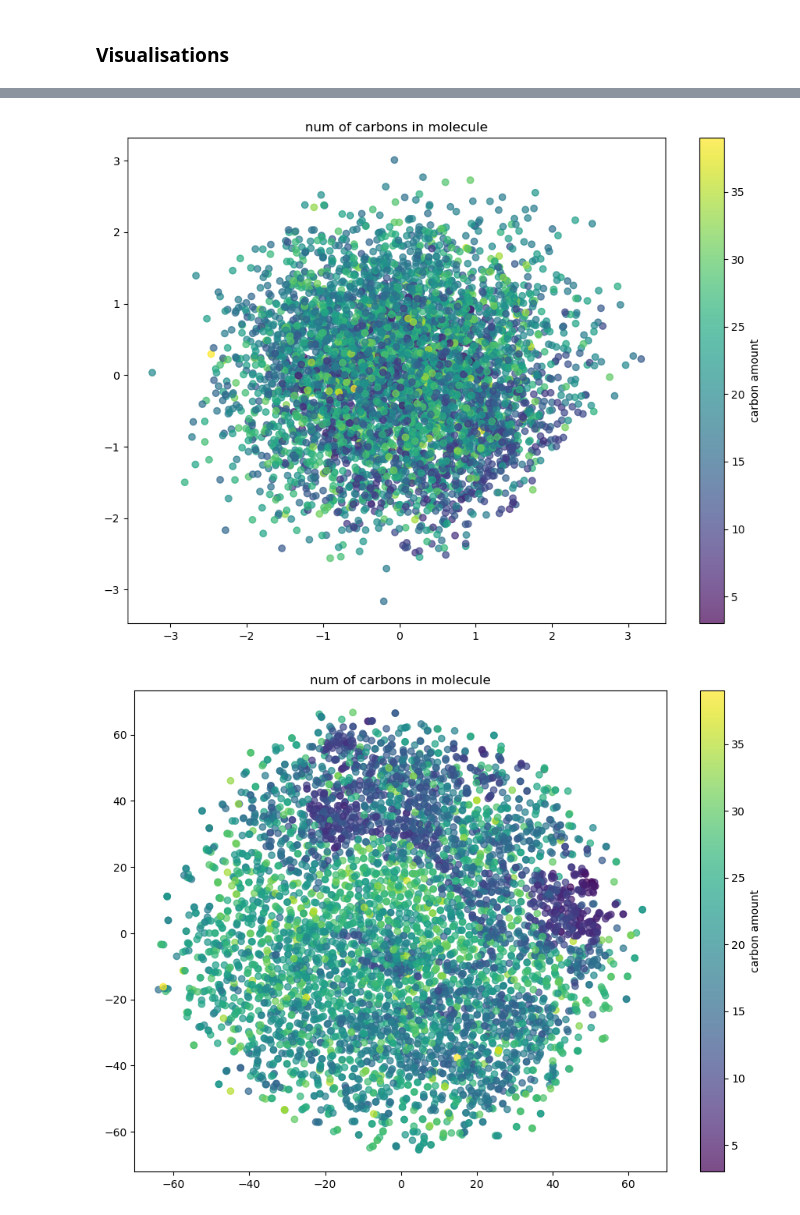
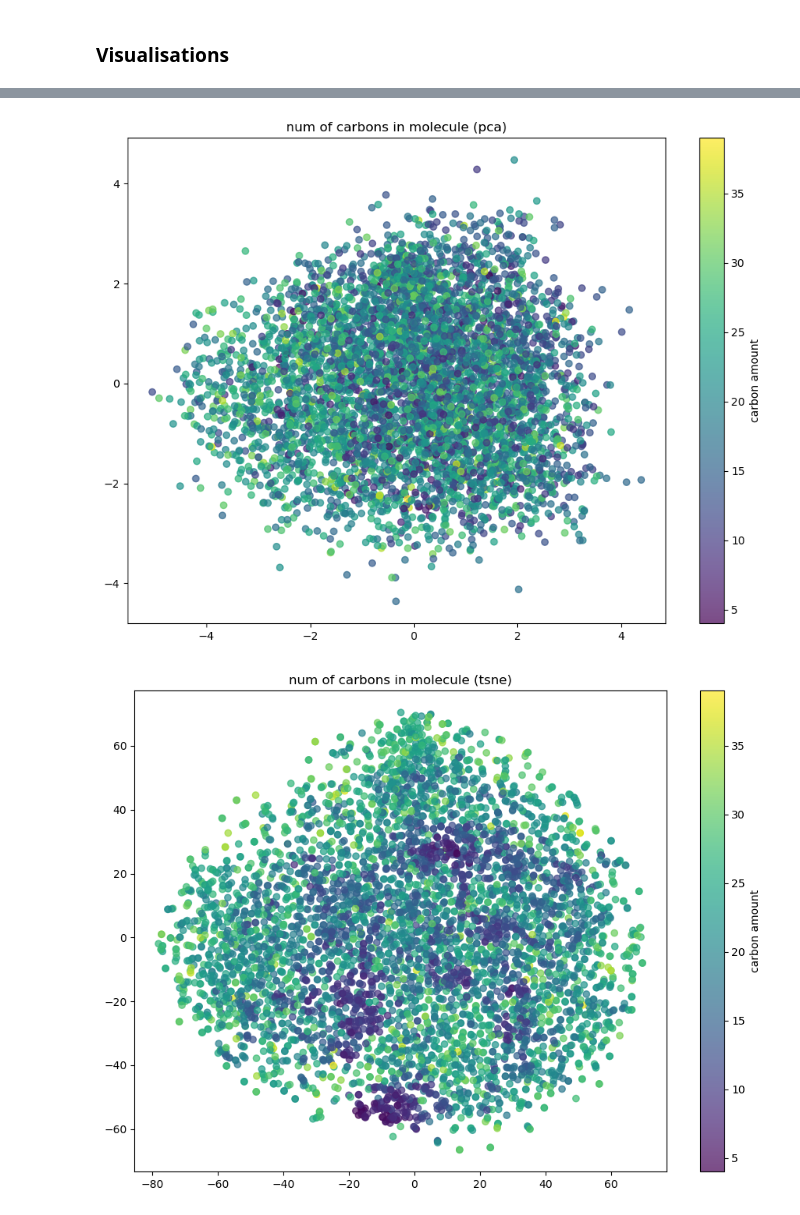
Before and after one commit to JanAndrzejewski050/Molecular-Spectro-Latent-Modeling, a Jupyter notebook: baseline_vae/tcn_train.ipynb, the cells around one changed output, grey strips where cells are left out. Cells and saved outputs as stored; diff of their text form; code cells hidden in the pictures.

Commit message:
tcn_128_latentsize

```diff
--- a/baseline_vae/tcn_train.ipynb
+++ b/baseline_vae/tcn_train.ipynb
@@ -91,7 +92,7 @@ class BaselineVAE(nn.Module):
             nn.ReLU(),
             nn.ConvTranspose1d(hidden_size, hidden_size, 4, stride=2, padding=1),
             nn.ReLU(),
-            nn.ConvTranspose1d(hidden_size, hidden_size, 7, stride=1, padding=6)
+            nn.ConvTranspose1d(hidden_size, hidden_size, kernel_size=7, stride=1, padding=3)
         )
         self.output_fc = nn.Linear(hidden_size, vocab_size)
 
@@ -101,8 +102,6 @@ class BaselineVAE(nn.Module):
         h = self.pool(h).squeeze(-1)
         mu = self.fc_mu(h)
         logvar = self.fc_logvar(h)
-        # mu = h[:, :self.latent_size]
-        # logvar = h[:, self.latent_size:]
         return mu, logvar
 
     def decode(self, z):
@@ -110,8 +109,7 @@ class BaselineVAE(nn.Module):
         h = self.fc_z(z)
         h = h.view(B, self.hidden_size, self.start_T)
         h = self.decoder(h)            # [B, H, T]
-        #h = h[:, :, :self.max_len]     # ensure exact T
-        #logits = h.transpose(1,2)      # [B, T, vocab_size]
+        h = h[:, :, :self.max_len]
         logits = self.output_fc(h.transpose(1, 2))  # [B, T, vocab]
         return logits
 
@@ -136,10 +134,8 @@ class BaselineVAE(nn.Module):
             for (bx,) in loader:
                 bx = bx.to(device)
                 logits, mu, logvar = self(bx)
-                #logits_list.append(logits.cpu())
                 mu_list.append(mu.cpu())
                 logvar_list.append(logvar.cpu())
-        #logits = torch.cat(logits_list, dim=0)
         mu = torch.cat(mu_list, dim=0)
         logvar = torch.cat(logvar_list, dim=0)
         return logits, mu, logvar
@@ -160,19 +156,23 @@ def vae_loss(logits, x, mu, logvar, beta=0.1, pad_id=0):
 # %% [markdown]
 ### Training
 # %%
-# device = "cuda" if torch.cuda.is_available() else "cpu"
+device = "cuda" if torch.cuda.is_available() else "cpu"
 
-# model = BaselineVAE(vocab_size=len(vocab), max_len=train_data.shape[-1]).to(device)
-# optimizer = torch.optim.AdamW(model.parameters(), lr=1e-3)
+embed_size = 128
+hidden_size = 256
+latent_size = 128
 
-# epochs = 50
-# beta = 0.01
-# batch_size = 512
+model = BaselineVAE(vocab_size=len(vocab), max_len=train_data.shape[-1], embed_size=embed_size, hidden_size=hidden_size, latent_size=latent_size).to(device)
+optimizer = torch.optim.AdamW(model.parameters(), lr=1e-3)
 
-# train_loader = DataLoader(train_data, batch_size, shuffle=True)
-# val_loader = DataLoader(val_data, batch_size, shuffle=True)
-# history = []
+epochs = 50
+beta = 0.01
+batch_size = 1024
 
+train_loader = DataLoader(train_data, batch_size, shuffle=True)
+val_loader = DataLoader(val_data, batch_size, shuffle=True)
+history = []
+epochs = 20
 for epoch in range(1, epochs + 1):
     model.train()
     total_recon = 0
@@ -180,12 +180,12 @@ for epoch in range(1, epochs + 1):
     val_recon = 0
     val_kl = 0
 
-    for x in train_loader:
+    for x in tqdm(train_loader):
         x = x.to(device)
 
         logits, mu, logvar = model(x)
         loss, rec, kl = vae_loss(logits, x, mu, logvar, beta)
-
+        #print(logits.shape)
         optimizer.zero_grad()
         loss.backward()
         optimizer.step()
@@ -403,17 +413,17 @@ carbon_label =  df['selfies'].apply(lambda x: x.count('C'))[idxs]
 pca_z = PCA(n_components=2).fit_transform(z_sample)
 plt.figure(figsize=(11,8))
 plt.scatter(pca_z[:, 0], pca_z[:, 1], c=carbon_label, cmap="viridis", alpha=0.7)
-plt.title(label='num of carbons in molecule')
+plt.title(label='num of carbons in molecule (pca)')
 plt.colorbar(label='carbon amount')
 plt.show()
 # %% [output]
-[figure, old version]
+[figure, new version]
 # %%
 pca_z = TSNE(n_components=2).fit_transform(z_sample)
 plt.figure(figsize=(11,8))
 plt.scatter(pca_z[:, 0], pca_z[:, 1], c=carbon_label, cmap="viridis", alpha=0.7)
-plt.title(label='num of carbons in molecule')
+plt.title(label='num of carbons in molecule (tsne)')
 plt.colorbar(label='carbon amount')
 plt.show()
 # %% [output]
-[figure, old version]
+[figure, new version]
```
Also changed, not shown: parts of 17 cells of this notebook.
